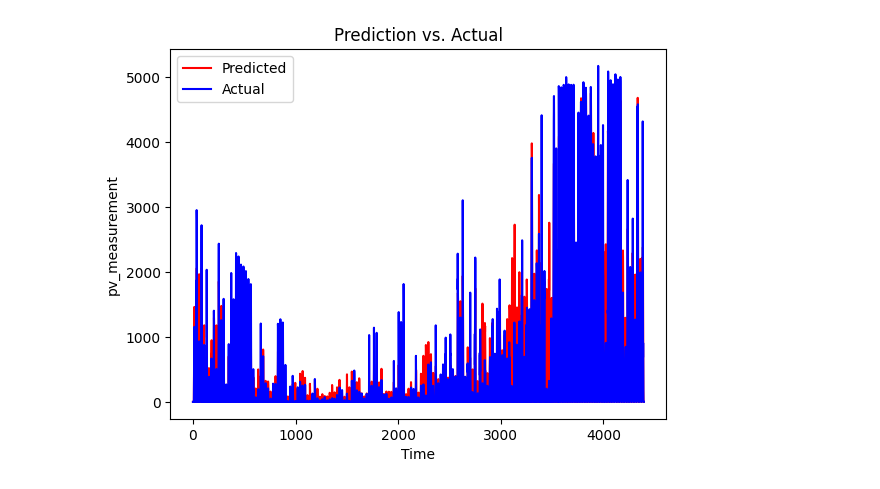
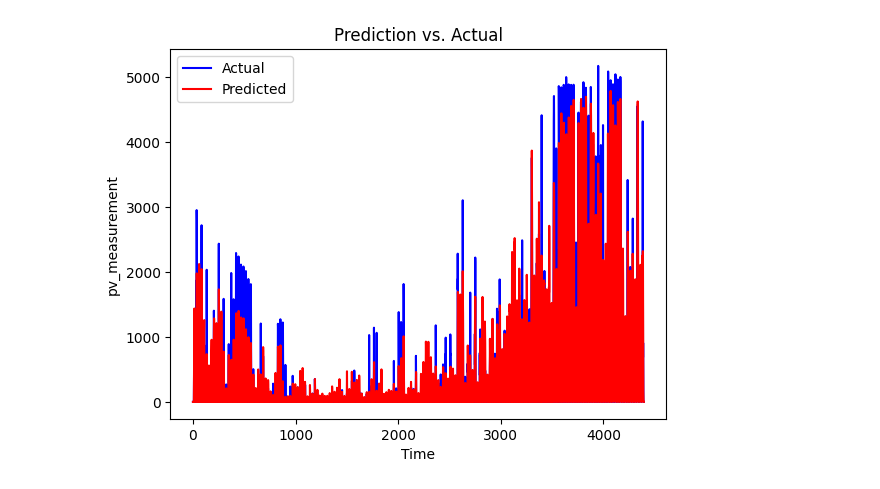
Before and after one commit to henrikmw/TDT4173-Time-Series-Forecasting, a Jupyter notebook: random_forest.ipynb, the cells around one changed output. Drawn from its saved outputs; the diff is of its cells as text; code cells hidden in the pictures.

```diff
--- a/random_forest.ipynb
+++ b/random_forest.ipynb
@@ -271,0 +209,8 @@ Model compiled.
+# %%
+model_a = tfdf.keras.RandomForestModel(task=tfdf.keras.Task.REGRESSION)
+
+# Convert the dataset into a TensorFlow dataset.
+train_ds_a = tfdf.keras.pd_dataframe_to_tf_dataset(A[0], label='pv_measurement', task=tfdf.keras.Task.REGRESSION)
+
+# Train a Random Forest model.
+model_a.fit(train_ds_a)
@@ -271,0 +231,16 @@ Model compiled.
+# %%
+test_ds_a = tfdf.keras.pd_dataframe_to_tf_dataset(A[1], label='pv_measurement', task=tfdf.keras.Task.REGRESSION)
+
+# Summary of the model structure.
+model_a.summary()
+
+# Evaluate the model
+#evaluate = model_a.evaluate(test_ds)
+#print(f'MAE on known data: {evaluate}')
+
+predictions_a = model_a.predict(test_ds_a)
+actual_values_a = A[1]['pv_measurement']
+
+print(np.mean(tf.keras.metrics.mean_absolute_error(
+    actual_values_a, predictions_a
+)))
@@ -272,13 +265,11 @@ Model compiled.
 # %%
-#print(mae(actual_values, predictions).numpy())
-
 # Plotting Prediction vs. Actual
-plt.plot(predictions, label='Predicted', color='red')
-plt.plot(actual_values, label='Actual', color='blue')
+plt.plot(actual_values_a, label='Actual', color='blue')
+plt.plot(predictions_a, label='Predicted', color='red')
 plt.xlabel('Time')
 plt.ylabel('pv_measurement')
 plt.title('Prediction vs. Actual')
 plt.legend()
 plt.show()
 # %% [output]
-[figure, old version]
+[figure, new version]
```
Also changed, not shown: parts of 16 cells of this notebook.
